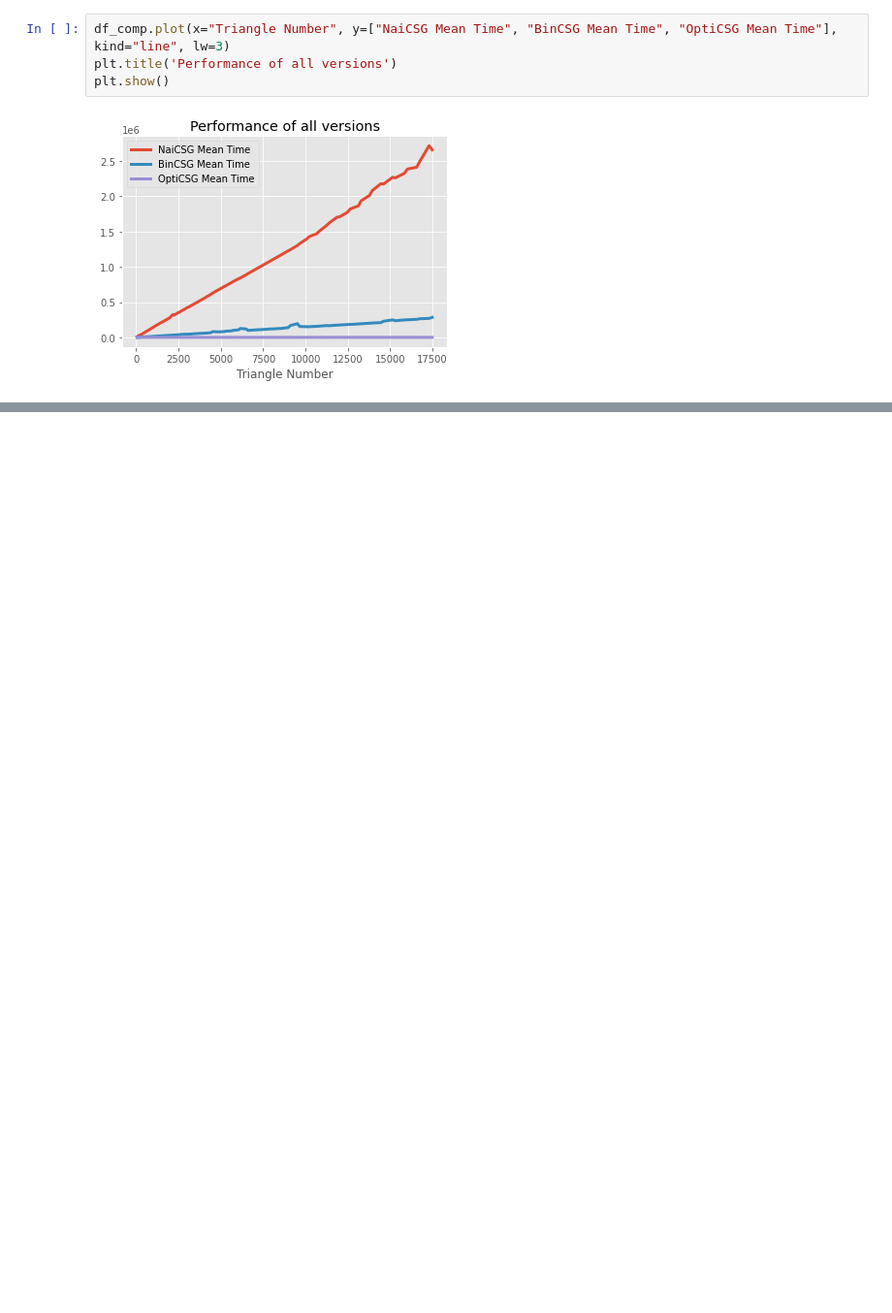
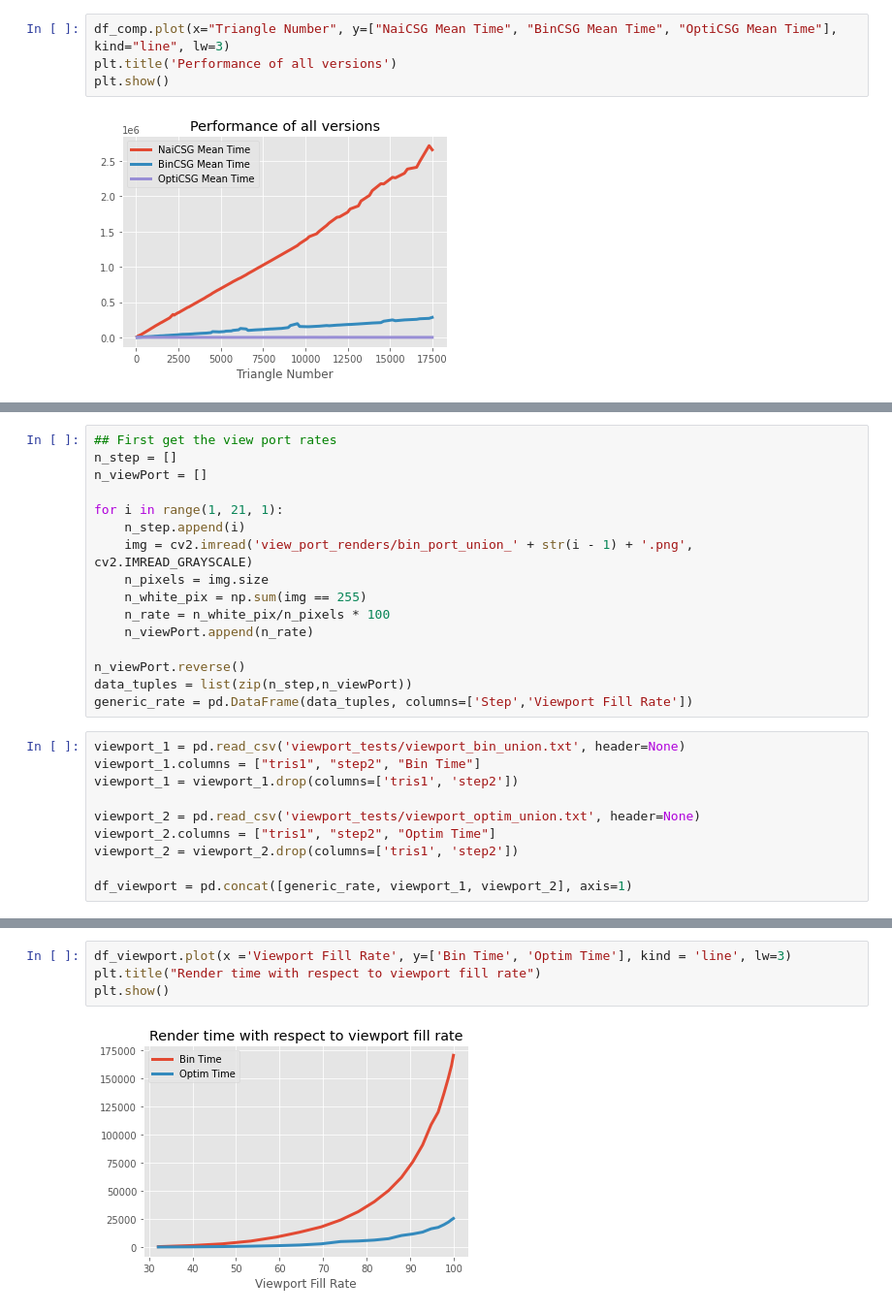
Before and after one commit to otmanesabir/bsc-thesis, a Jupyter notebook: data_analysis/analysis.ipynb, the cells around one changed output, grey strips where cells are left out. Shown at 97% size. Saved outputs shown, nothing was run; the diff lists cells and outputs as text; blank space fills up the shorter version.

```diff
--- a/data_analysis/notebook.ipynb
+++ b/data_analysis/analysis.ipynb
@@ -224,0 +223,26 @@ plt.show()
+# %%
+## First get the view port rates
+n_step = []
+n_viewPort = []
+
+for i in range(1, 21, 1):
+    n_step.append(i)
+    img = cv2.imread('view_port_renders/bin_port_union_' + str(i - 1) + '.png', cv2.IMREAD_GRAYSCALE)
+    n_pixels = img.size
+    n_white_pix = np.sum(img == 255)
+    n_rate = n_white_pix/n_pixels * 100
+    n_viewPort.append(n_rate)
+
+n_viewPort.reverse()
+data_tuples = list(zip(n_step,n_viewPort))
+generic_rate = pd.DataFrame(data_tuples, columns=['Step','Viewport Fill Rate'])
+# %%
+viewport_1 = pd.read_csv('viewport_tests/viewport_bin_union.txt', header=None)
+viewport_1.columns = ["tris1", "step2", "Bin Time"]
+viewport_1 = viewport_1.drop(columns=['tris1', 'step2'])
+
+viewport_2 = pd.read_csv('viewport_tests/viewport_optim_union.txt', header=None)
+viewport_2.columns = ["tris1", "step2", "Optim Time"]
+viewport_2 = viewport_2.drop(columns=['tris1', 'step2'])
+
+df_viewport = pd.concat([generic_rate, viewport_1, viewport_2], axis=1)
@@ -225,3 +269,9 @@ plt.show()
+# %%
+df_viewport.plot(x ='Viewport Fill Rate', y=['Bin Time', 'Optim Time'], kind = 'line', lw=3)
+plt.title("Render time with respect to viewport fill rate")
+plt.show()
+# %% [output]
+[figure, added]
 # %% [markdown]
 <a style='text-decoration:none;line-height:16px;display:flex;color:#5B5B62;padding:10px;justify-content:end;' href='https://deepnote.com?utm_source=created-in-deepnote-cell&projectId=9ac4dee6-3593-4df6-9be3-dcc2fad09905' target="_blank">
 <img style='display:inline;max-height:16px;margin:0px;margin-right:7.5px;' src='embedded-picture-1' > </img>
```
Also changed, not shown: parts of 20 cells of this notebook, 1 other file.
